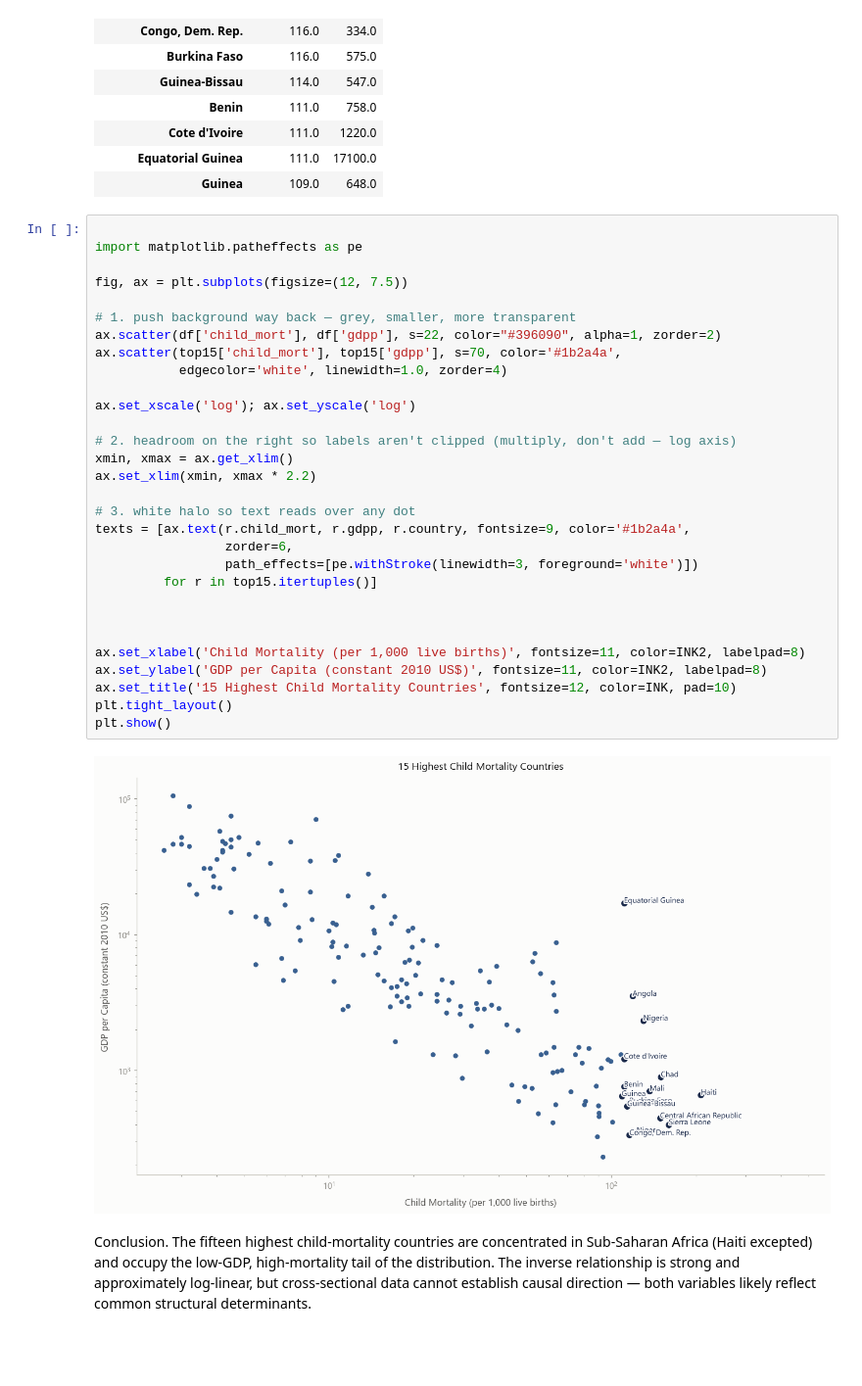
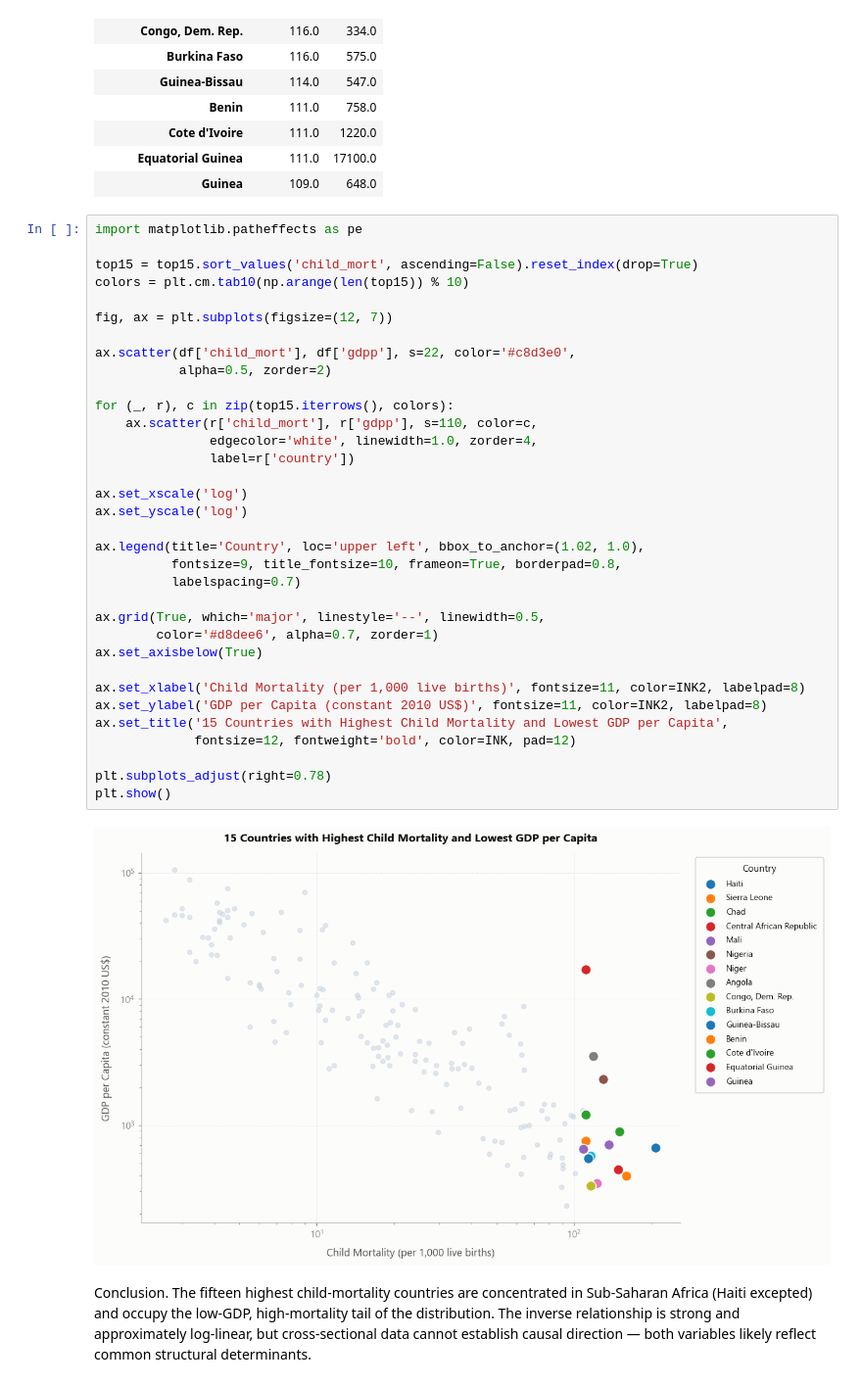
Before and after one commit to Superkai017/global-development-analysis, a Jupyter notebook: notebook/eda.ipynb, the cells around one changed output. Shown at 98% size. Cells and saved outputs as stored; diff of their text form; blank space fills up the shorter version.

Commit message:
Adjust: fixed the question 2 graph styling and texting into colorful graph

```diff
--- a/notebook/eda.ipynb
+++ b/notebook/eda.ipynb
@@ -291,36 +291,40 @@ countries_with_high_child_mort_low_gdp
 | Equatorial Guinea | 111.0 | 17100.0 |
 | Guinea | 109.0 | 648.0 |
 # %%
-
 import matplotlib.patheffects as pe
 
-fig, ax = plt.subplots(figsize=(12, 7.5))
+top15 = top15.sort_values('child_mort', ascending=False).reset_index(drop=True)
+colors = plt.cm.tab10(np.arange(len(top15)) % 10)
 
-# 1. push background way back — grey, smaller, more transparent
-ax.scatter(df['child_mort'], df['gdpp'], s=22, color="#396090", alpha=1, zorder=2)
-ax.scatter(top15['child_mort'], top15['gdpp'], s=70, color='#1b2a4a',
-           edgecolor='white', linewidth=1.0, zorder=4)
+fig, ax = plt.subplots(figsize=(12, 7))
 
-ax.set_xscale('log'); ax.set_yscale('log')
+ax.scatter(df['child_mort'], df['gdpp'], s=22, color='#c8d3e0',
+           alpha=0.5, zorder=2)
 
-# 2. headroom on the right so labels aren't clipped (multiply, don't add — log axis)
-xmin, xmax = ax.get_xlim()
-ax.set_xlim(xmin, xmax * 2.2)
+for (_, r), c in zip(top15.iterrows(), colors):
+    ax.scatter(r['child_mort'], r['gdpp'], s=110, color=c,
+               edgecolor='white', linewidth=1.0, zorder=4,
+               label=r['country'])
 
-# 3. white halo so text reads over any dot
-texts = [ax.text(r.child_mort, r.gdpp, r.country, fontsize=9, color='#1b2a4a',
-                 zorder=6,
-                 path_effects=[pe.withStroke(linewidth=3, foreground='white')])
-         for r in top15.itertuples()]
+ax.set_xscale('log')
+ax.set_yscale('log')
 
+ax.legend(title='Country', loc='upper left', bbox_to_anchor=(1.02, 1.0),
+          fontsize=9, title_fontsize=10, frameon=True, borderpad=0.8,
+          labelspacing=0.7)
 
+ax.grid(True, which='major', linestyle='--', linewidth=0.5,
+        color='#d8dee6', alpha=0.7, zorder=1)
+ax.set_axisbelow(True)
 
 ax.set_xlabel('Child Mortality (per 1,000 live births)', fontsize=11, color=INK2, labelpad=8)
 ax.set_ylabel('GDP per Capita (constant 2010 US$)', fontsize=11, color=INK2, labelpad=8)
-ax.set_title('15 Highest Child Mortality Countries', fontsize=12, color=INK, pad=10)
-plt.tight_layout()
+ax.set_title('15 Countries with Highest Child Mortality and Lowest GDP per Capita',
+             fontsize=12, fontweight='bold', color=INK, pad=12)
+
+plt.subplots_adjust(right=0.78)
 plt.show()
 # %% [output]
-[figure, old version]
+[figure, new version]
 # %% [markdown]
 Conclusion. The fifteen highest child-mortality countries are concentrated in Sub-Saharan Africa (Haiti excepted) and occupy the low-GDP, high-mortality tail of the distribution. The inverse relationship is strong and approximately log-linear, but cross-sectional data cannot establish causal direction — both variables likely reflect common structural determinants.
```
Also changed, not shown: 1 other file.
